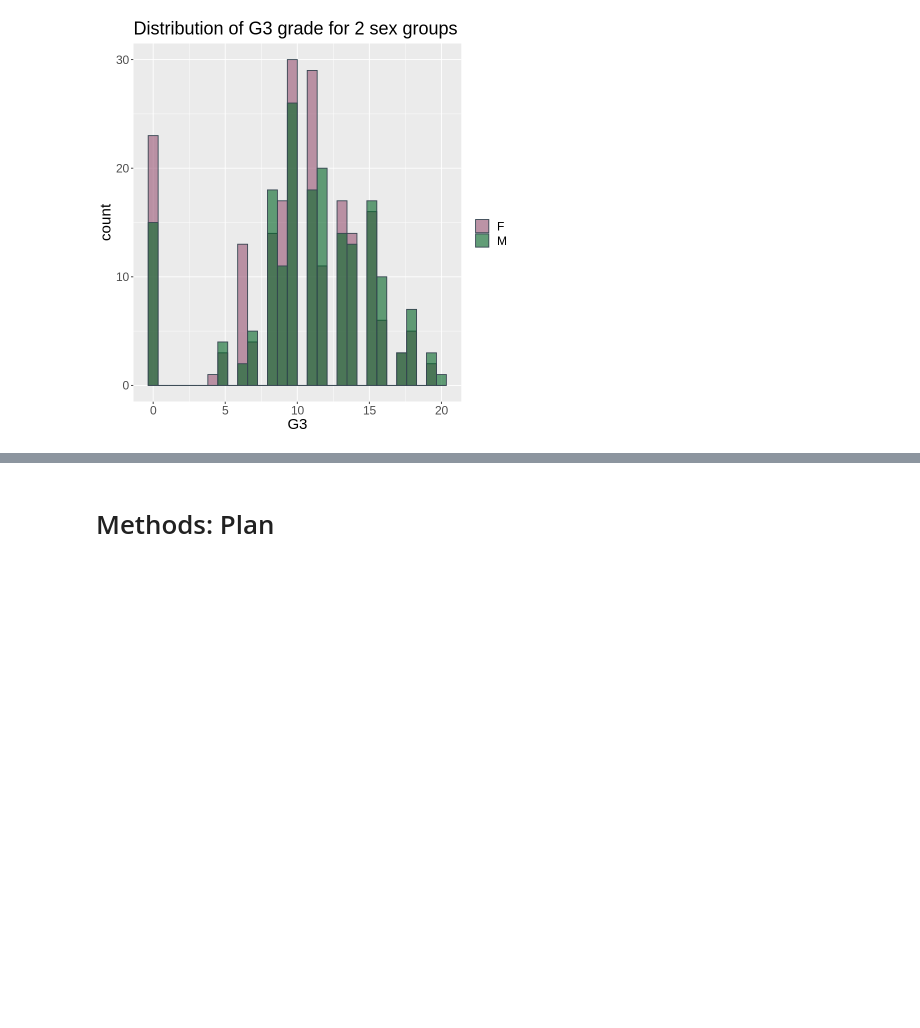
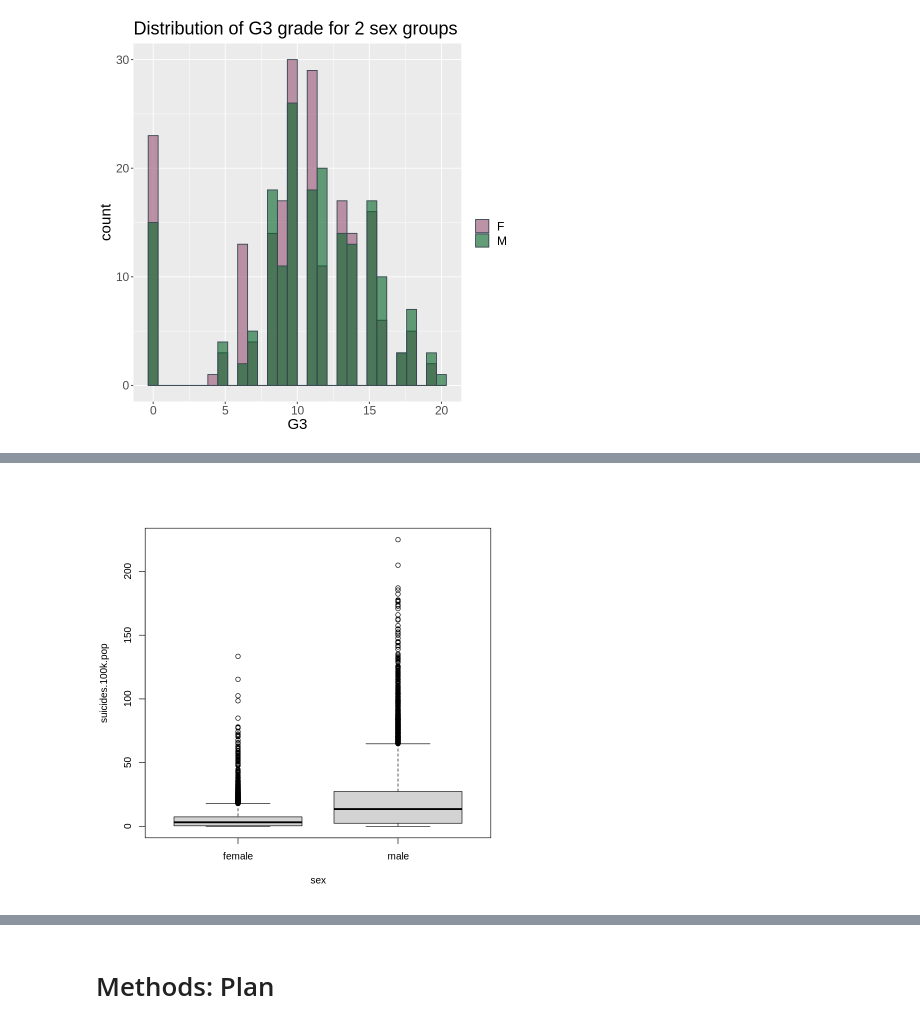
Before and after one commit to agoel25/stat_201_group_11, a Jupyter notebook: Proposal.ipynb, the cells around one changed output, grey strips where cells are left out. Saved outputs shown, nothing was run; the diff lists cells and outputs as text; code cells hidden in the pictures; blank space fills up the shorter version.

```diff
--- a/Proposal.ipynb
+++ b/Proposal.ipynb
@@ -68,0 +124,6 @@ histogram
+# %%
+suicide_sex <- Suicide_p %>%
+                  group_by(country) %>%
+                  #filter(year %in% c("1985", "1995", "2005")) %>%
+                  select(country, sex,suicides.100k.pop)
+suicide_sex
@@ -68,0 +141,4 @@ histogram
+# %%
+boxplot(suicides.100k.pop ~ sex, data = suicide_sex)
+# %% [output]
+[figure, added]
```
Also changed, not shown: parts of 13 cells of this notebook.
